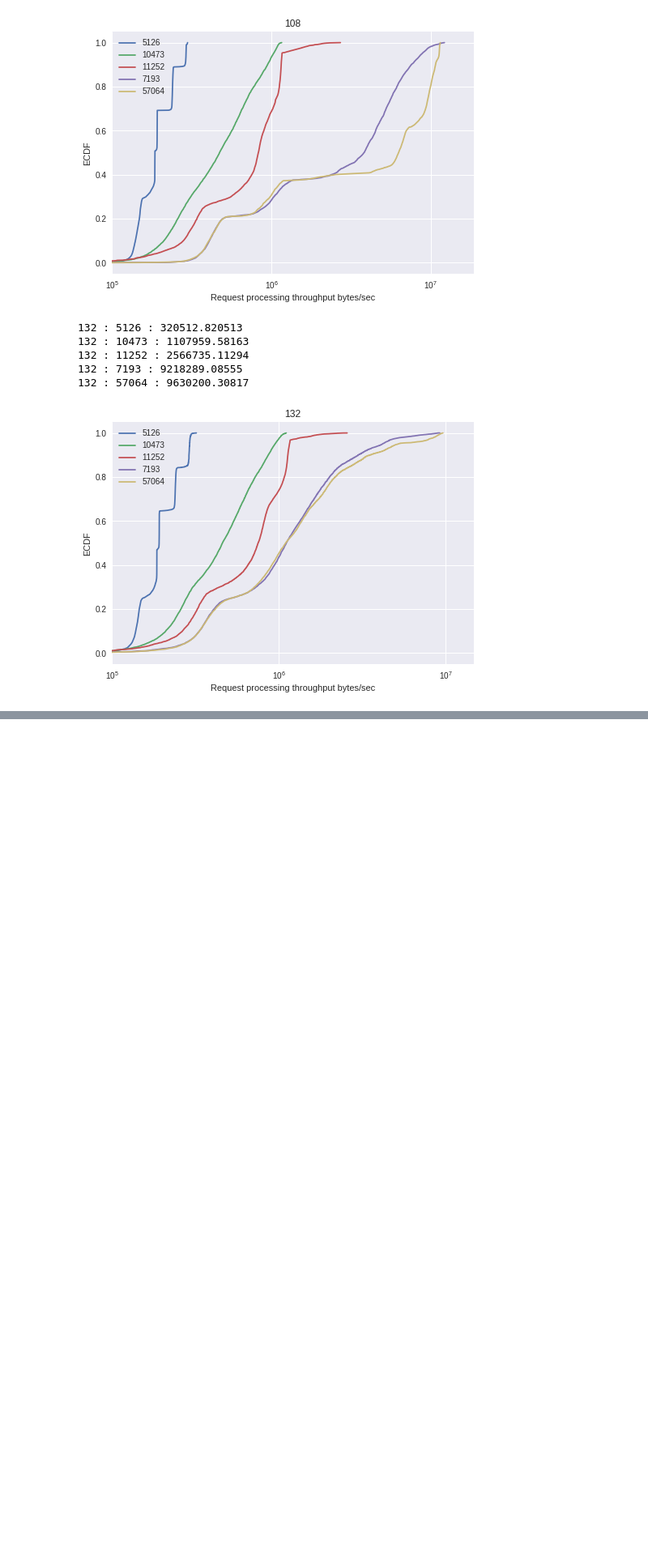
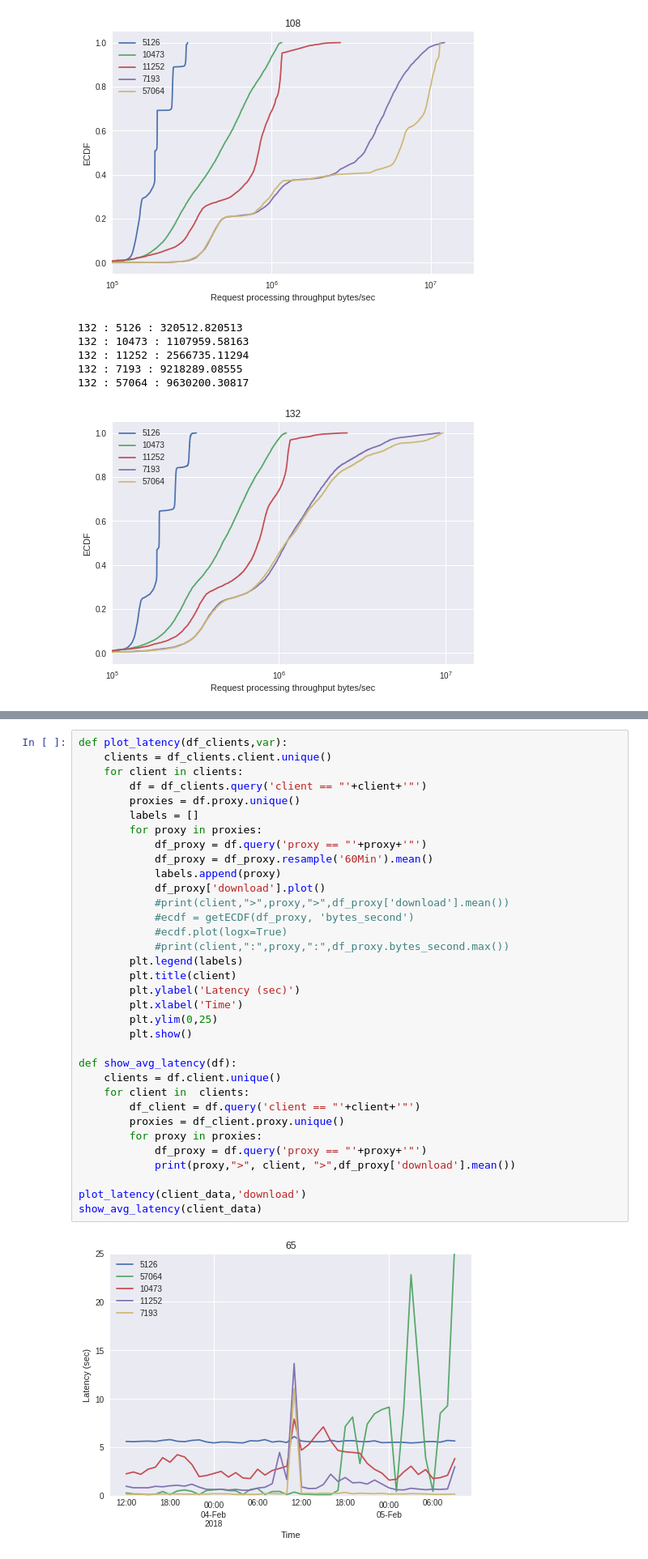
Before and after one commit to khulan8824/proxyTest, a Jupyter notebook: clientLogs.ipynb, the cells around one changed output, grey strips where cells are left out. Shown at 81% size. Drawn from its saved outputs; the diff is of its cells as text; blank space fills up the shorter version.

```diff
--- a/clientLogs.ipynb
+++ b/clientLogs.ipynb
@@ -269,0 +346,36 @@ See the caveats in the documentation: http://pandas.pydata.org/pandas-docs/stabl
+# %%
+def plot_latency(df_clients,var):
+    clients = df_clients.client.unique()
+    for client in clients:
+        df = df_clients.query('client == "'+client+'"')
+        proxies = df.proxy.unique()
+        labels = []
+        for proxy in proxies:
+            df_proxy = df.query('proxy == "'+proxy+'"')
+            df_proxy = df_proxy.resample('60Min').mean()
+            labels.append(proxy)
+            df_proxy['download'].plot()
+            #print(client,">",proxy,">",df_proxy['download'].mean())
+            #ecdf = getECDF(df_proxy, 'bytes_second')
+            #ecdf.plot(logx=True)
+            #print(client,":",proxy,":",df_proxy.bytes_second.max())
+        plt.legend(labels)
+        plt.title(client)
+        plt.ylabel('Latency (sec)')
+        plt.xlabel('Time')
+        plt.ylim(0,25)
+        plt.show()
+
+def show_avg_latency(df):
+    clients = df.client.unique()
+    for client in  clients:
+        df_client = df.query('client == "'+client+'"')
+        proxies = df_client.proxy.unique()
+        for proxy in proxies:
+            df_proxy = df.query('proxy == "'+proxy+'"')
+            print(proxy,">", client, ">",df_proxy['download'].mean())
+
+plot_latency(client_data,'download')
+show_avg_latency(client_data)
+# %% [output]
+[figure, added]
```
Also changed, not shown: parts of 13 cells of this notebook.
